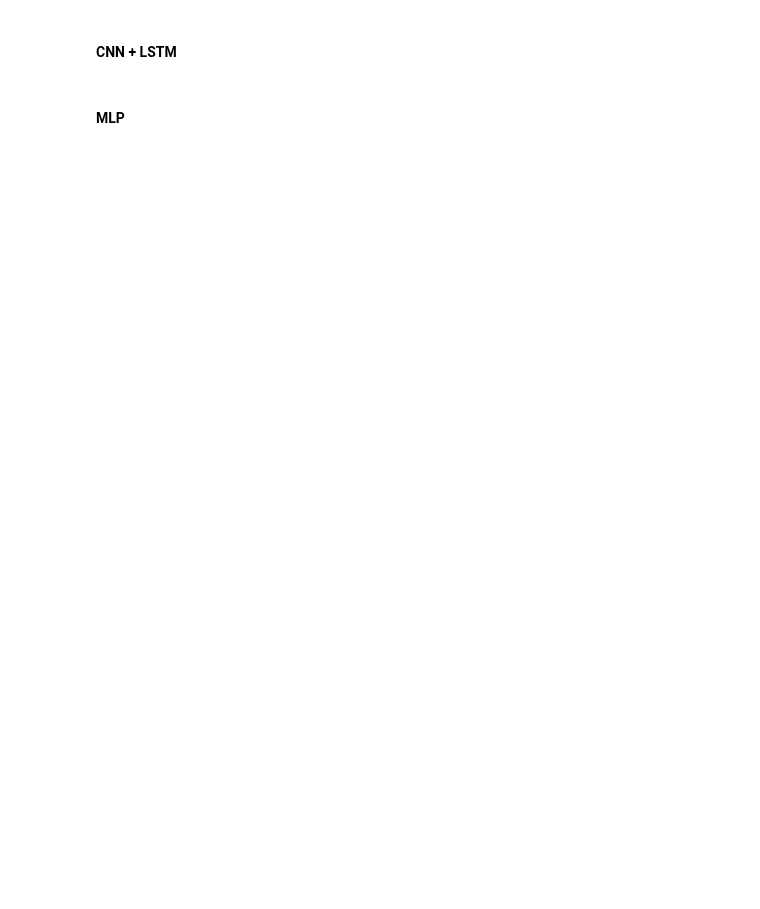
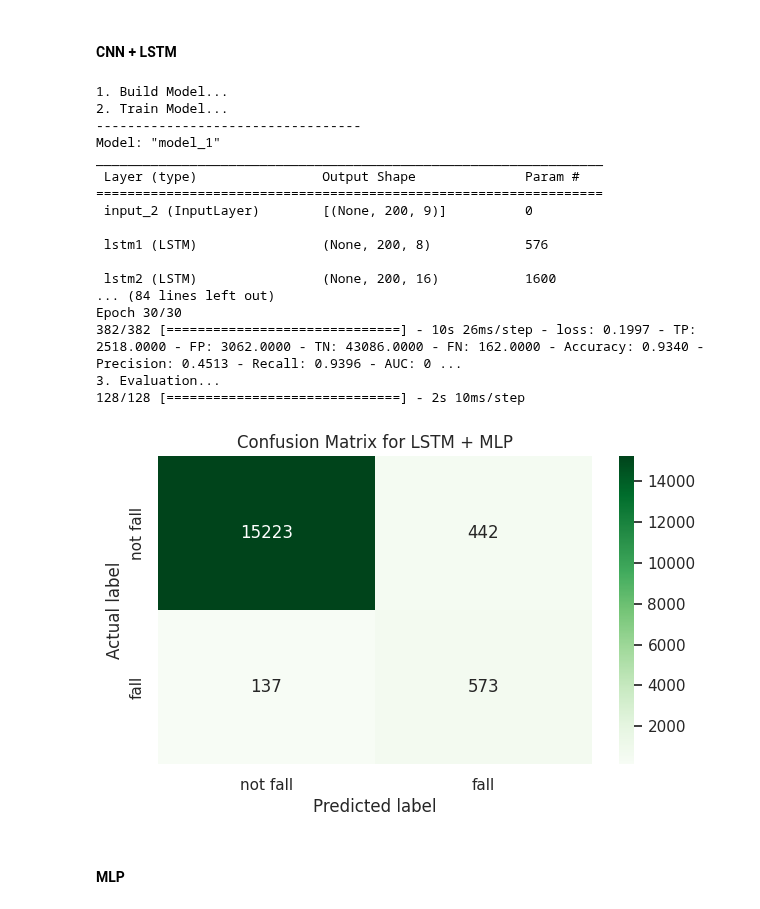
Before and after one commit to mojtabaSefidi/Fall-Detection-System, a Jupyter notebook: Main.ipynb, the cells around one changed output. Cells and saved outputs as stored; diff of their text form; code cells hidden in the pictures; blank space fills up the shorter version.

```diff
--- a/Main.ipynb
+++ b/Main.ipynb
@@ -23,25 +27,25 @@ Result_Export_Path = '/content/gdrive/MyDrive/Fall Detection System/Results/'
 # %%
 %%time
 
-data_processor = DatasetProcessor()
+dp = DatasetProcessor()
 print('1.Split Adresses...')
-train, test = data_processor.get_file_name('/content/gdrive/MyDrive/Datasets/SisFall_dataset/')
+train, test = dp.get_file_name('/content/gdrive/MyDrive/Datasets/SisFall_dataset/')
 
 print('2.Extract Features and Labels...')
 print('------------------------Train Dataset')
-train_dataset = data_processor.datasets_to_nparray(train)
+train_dataset = dp.datasets_to_nparray(train)
 print('------------------------Test Dataset')
-test_dataset = data_processor.datasets_to_nparray(test)
+test_dataset = dp.datasets_to_nparray(test)
 
 print('3.Windowing...')
 print('------------------------Train Dataset')
-X_train, y_train = data_processor.windowing3d(train_dataset)
+X_train, y_train = dp.windowing3d(train_dataset)
 print('------------------------Test Dataset')
-X_test, y_test = data_processor.windowing3d(test_dataset)
+X_test, y_test = dp.windowing3d(test_dataset)
 
 print('4.Normalizing...')
 scaler = StandardScaler()
-X_train, X_test = data_processor.normalizer(scaler, X_train, X_test)
+X_train, X_test = dp.normalizer(scaler, X_train, X_test)
 
 print('5.Calculate Class Weight...')
-class_weight = data_processor.generate_class_weight(y_train)
+class_weight = dp.generate_class_weight(y_train)
@@ -136,24 +196,43 @@ if plot_learning_curves:
 # %%
 print('1. Build Model...')
 LSTM_model = train_evaluate_deep.build_lstm(input_size=X_train.shape[1:])
 print('2. Train Model...')
 LSTM_history = train_evaluate_deep.train_deep_model(LSTM_model,
                                                    X_train,
                                                    y_train,
                                                    optimizer=tf.optimizers.SGD(learning_rate=0.001),
                                                    loss_function=keras.losses.BinaryCrossentropy(),
                                                    callbacks=[get_early_stopping(metric='val_PRC', patience=10, mode='max')],
-                                                   metrics=classification_metrics,
+                                                   metrics=get_classifiaction_metrics(),
                                                    class_weight=class_weight,
                                                    epochs=30)
 
 print('3. Evaluation...')
 prediction = train_evaluate_deep.evaluate(LSTM_model, X_test, y_test, batch_size=128, threshold=0.9, title='LSTM + MLP', model_name='LSTM + MLP', plot=False)
 
 plot_learning_curves=False
 if plot_learning_curves:
   print('4. Plot learning curves...')
   _ = train_evaluate_deep.plot_learning_curves(LSTM_history)
+# %% [output]
+1. Build Model...
+2. Train Model...
+----------------------------------
+Model: "model_1"
+_________________________________________________________________
+ Layer (type)                Output Shape              Param #
+=================================================================
+ input_2 (InputLayer)        [(None, 200, 9)]          0
+
+ lstm1 (LSTM)                (None, 200, 8)            576
+
+ lstm2 (LSTM)                (None, 200, 16)           1600
+... (84 lines left out)
+Epoch 30/30
+382/382 [==============================] - 10s 26ms/step - loss: 0.1997 - TP: 2518.0000 - FP: 3062.0000 - TN: 43086.0000 - FN: 162.0000 - Accuracy: 0.9340 - Precision: 0.4513 - Recall: 0.9396 - AUC: 0 ...
+3. Evaluation...
+128/128 [==============================] - 2s 10ms/step
+[figure, added]
 # %% [markdown]
 #### MLP
 # %%
```
Also changed, not shown: parts of 12 cells of this notebook.
